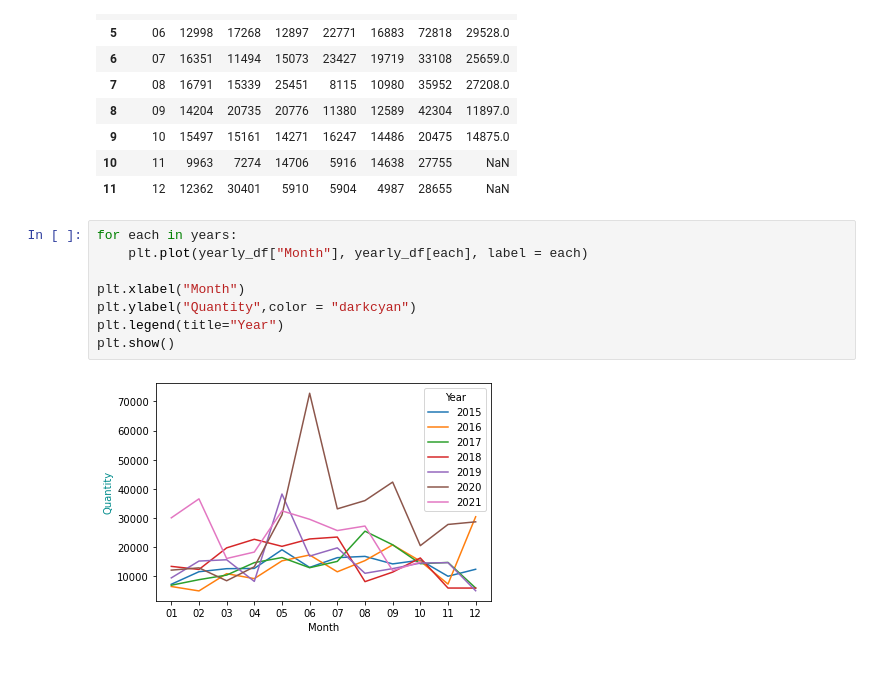
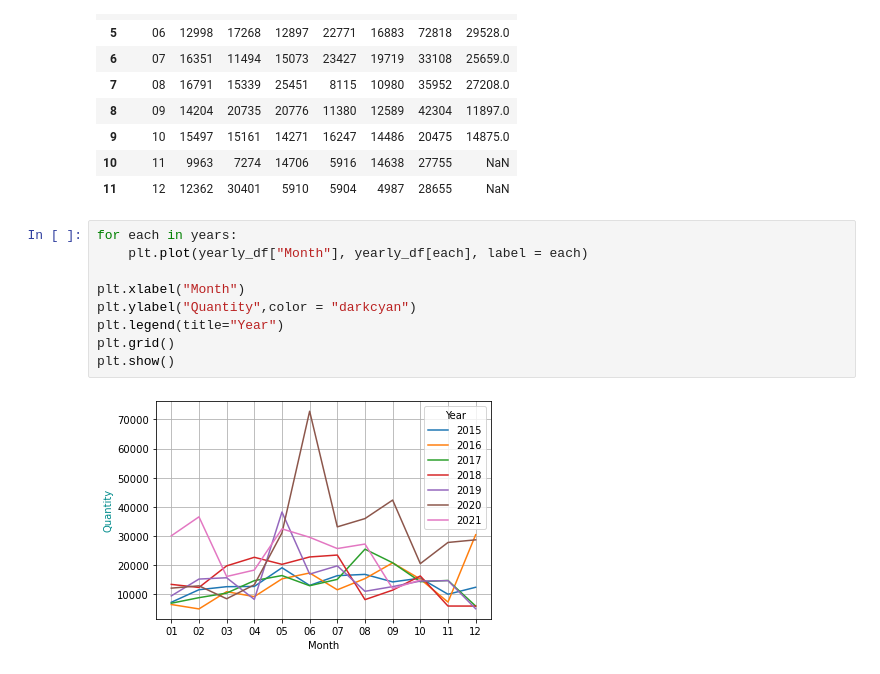
Before and after one commit to 2Delta/GT-Coding-Boot-Camp_Project-1, a Jupyter notebook: Project_01_BicycleSales.ipynb, the cells around one changed output. Saved outputs shown, nothing was run; the diff lists cells and outputs as text.

```diff
--- a/Project_01_BicycleSales.ipynb
+++ b/Project_01_BicycleSales.ipynb
@@ -124,10 +177,11 @@ yearly_df
 # %%
 for each in years:
     plt.plot(yearly_df["Month"], yearly_df[each], label = each)
 
 plt.xlabel("Month")
 plt.ylabel("Quantity",color = "darkcyan")
 plt.legend(title="Year")
+plt.grid()
 plt.show()
 # %% [output]
-[figure, old version]
+[figure, new version]
```
Also changed, not shown: parts of 3 cells of this notebook.
